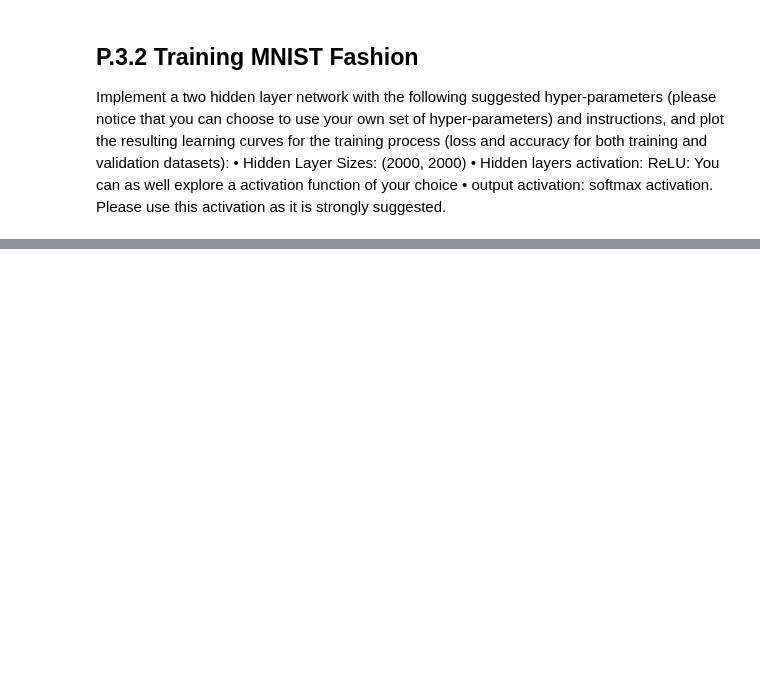
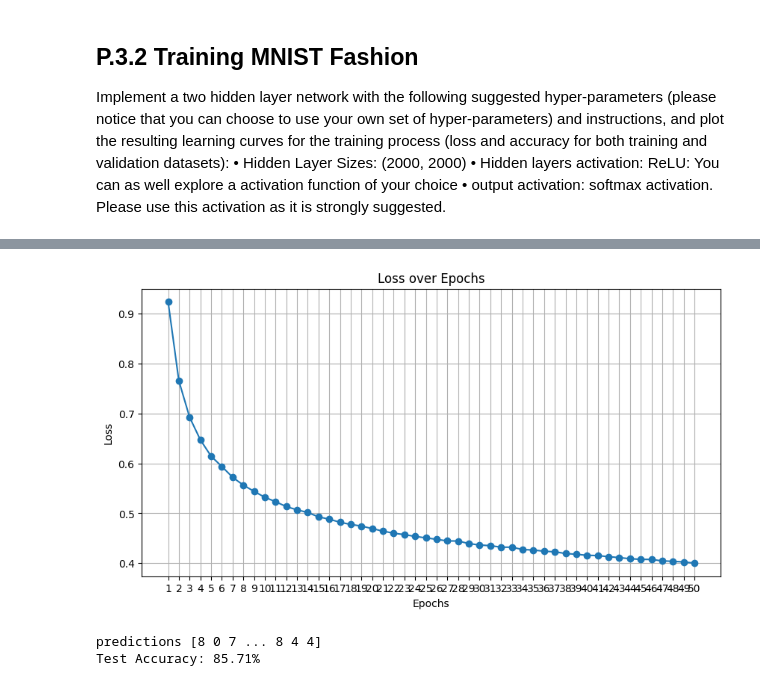
Before and after one commit to abhich2507/MLP_gaussian, a Jupyter notebook: PRoblem3.ipynb, the cells around one changed output, grey strips where cells are left out. Cells and saved outputs as stored; diff of their text form; code cells hidden in the pictures; blank space fills up the shorter version.

Commit message:
NN implemented with 85% accuracy

```diff
--- a/PRoblem3.ipynb
+++ b/PRoblem3.ipynb
@@ -220,0 +292,19 @@ learning curves for the training process (loss and accuracy for both training an
+# %%
+for entry in loss_data:
+    entry["loss"] = float(entry["loss"])
+
+# Extracting values for plotting
+epochs = [entry["epoch"] for entry in loss_data]
+losses = [entry["loss"] for entry in loss_data]
+
+# Plotting the graph
+plt.figure(figsize=(10, 5))
+plt.plot(epochs, losses, marker='o')
+plt.title('Loss over Epochs')
+plt.xlabel('Epochs')
+plt.ylabel('Loss')
+plt.xticks(epochs)  # Ensure all epochs are shown on the x-axis
+plt.grid()
+plt.show()
+# %% [output]
+[figure, added]
@@ -220,0 +334,7 @@ learning curves for the training process (loss and accuracy for both training an
+# %%
+
+accuracy = compute_accuracy(model, X_test, y_test)
+print(f'Test Accuracy: {accuracy:.2f}%')
+# %% [output]
+predictions [8 0 7 ... 8 4 4]
+Test Accuracy: 85.71%
```
Also changed, not shown: parts of 6 cells of this notebook.
